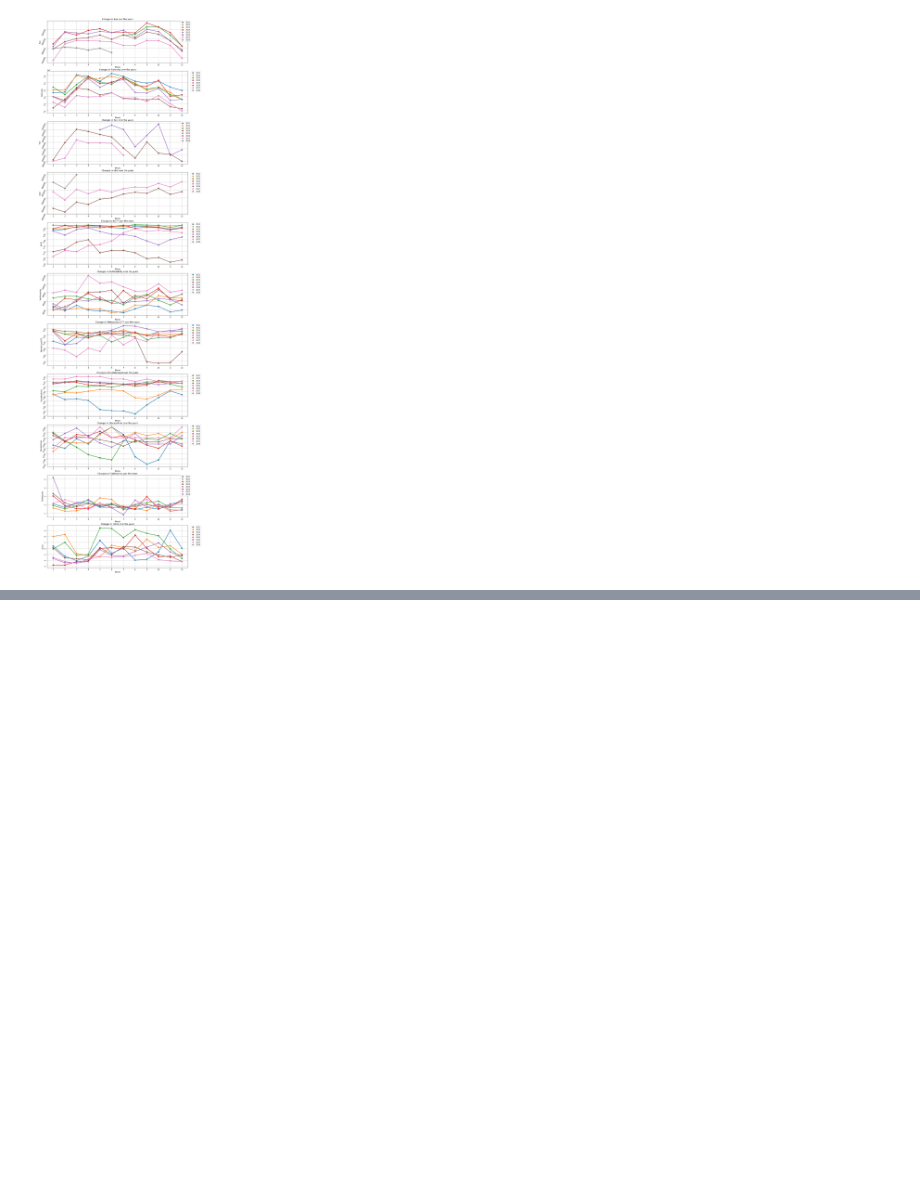
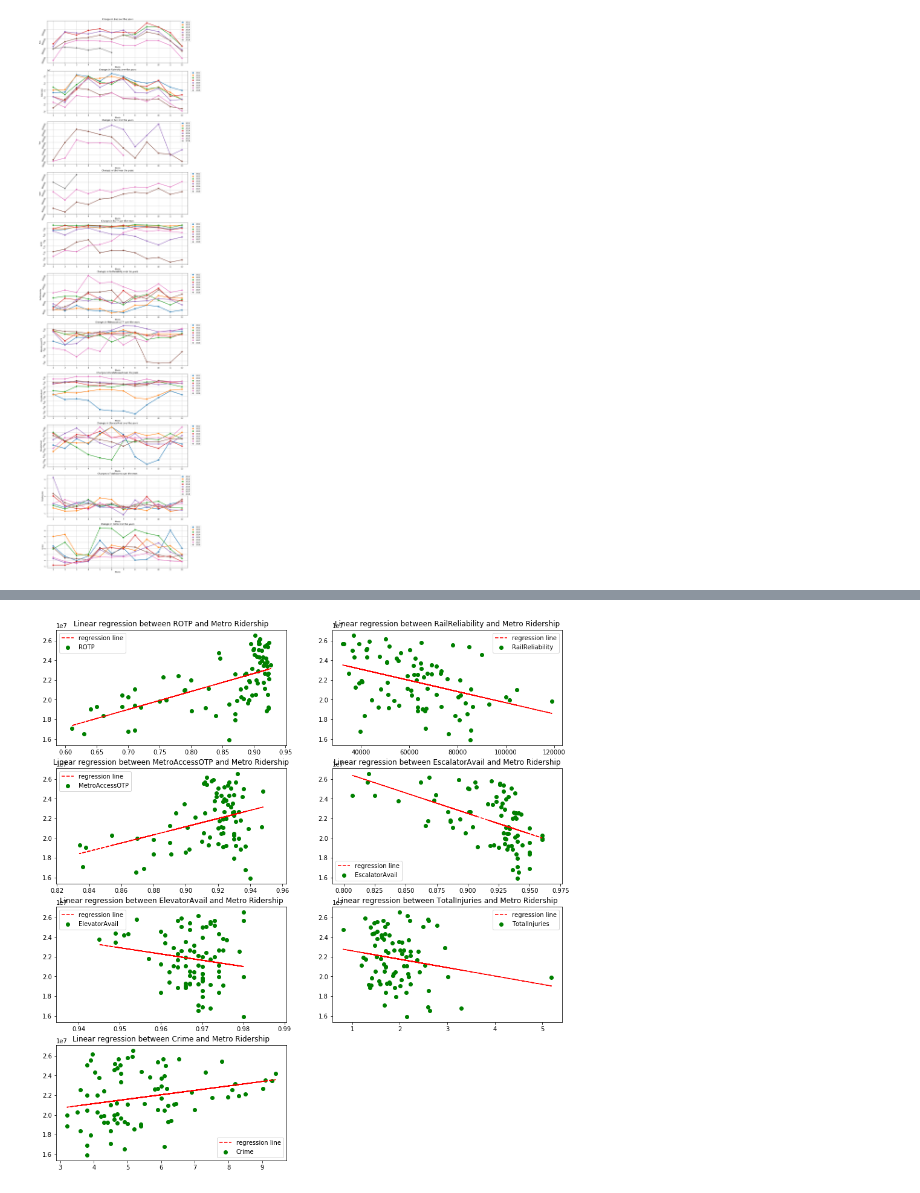
Before and after one commit to yegorkryukov/dc_public_transport, a Jupyter notebook: Reg_test.ipynb, the cells around one changed output, grey strips where cells are left out. Saved outputs shown, nothing was run; the diff lists cells and outputs as text; code cells hidden in the pictures; blank space fills up the shorter version.

Commit message:
add regression

```diff
--- a/Reg_test.ipynb
+++ b/Reg_test.ipynb
@@ -128,2 +103,27 @@ plt.tight_layout()
 # %%
-mask = ~np.isnan(df['Ridership']) & ~np.isnan(df['RailReliability']) & ~np.isnan(df['ROTP']) & ~np.isnan(df['MetroAccessOTP']) & ~np.isnan(df['TotalInjuries']) & ~np.isnan(df['Crime']) & ~np.isnan(df['MetroAccessOTP']) & ~np.isnan(df['MetroAccessOTP']) & ~np.isnan(df['MetroAccessOTP'])
+# Create a mask for all NaN values
+masks = []
+masks.extend((~np.isnan(df['Bus']), ~np.isnan(df['Ridership']), ~np.isnan(df['Taxi']), ~np.isnan(df['Uber']),
+             ~np.isnan(df['ROTP']), ~np.isnan(df['RailReliability']), ~np.isnan(df['MetroAccessOTP']),
+             ~np.isnan(df['EscalatorAvail']), ~np.isnan(df['ElevatorAvail']), ~np.isnan(df['TotalInjuries']),
+             ~np.isnan(df['Crime'])))
+ttt = masks[4] & masks[1]
+# %%
+reg_data = {}
+plt.figure(figsize=(15,33))
+c = 1
+for x in range(len(features)):
+    if (features[x] != 'Date') & (features[x] != 'Bus') & (features[x] != 'Ridership') & (features[x] != 'Taxi') & (features[x] != 'Uber') & (features[x] != 'Year') & (features[x] != 'Month'):
+
+        reg_data[features[x]] = stats.linregress(df[features[x]][masks[x-1] & masks[1]],
+                                                 df['Ridership'][masks[x-1] & masks[1]])
+        fit = (reg_data[features[x]][0] * df[features[x]]) + reg_data[features[x]][1]
+
+        plt.subplot(8,2,c)
+        plt.scatter(df[features[x]], df['Ridership'], label=(f'{features[x]}'), c='g')
+        plt.plot(df[features[x]], fit, 'r--', label='regression line')
+        plt.title(f'Linear regression between {features[x]} and Metro Ridership')
+        plt.legend()
+        c +=1
+# %% [output]
+[figure, added]
```
Also changed, not shown: parts of 12 cells of this notebook.
